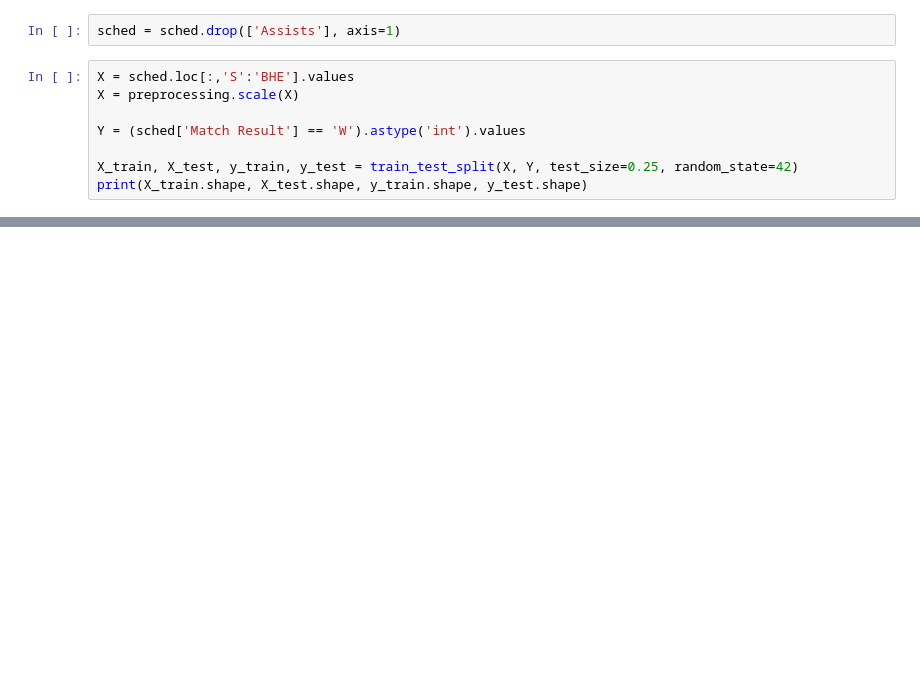
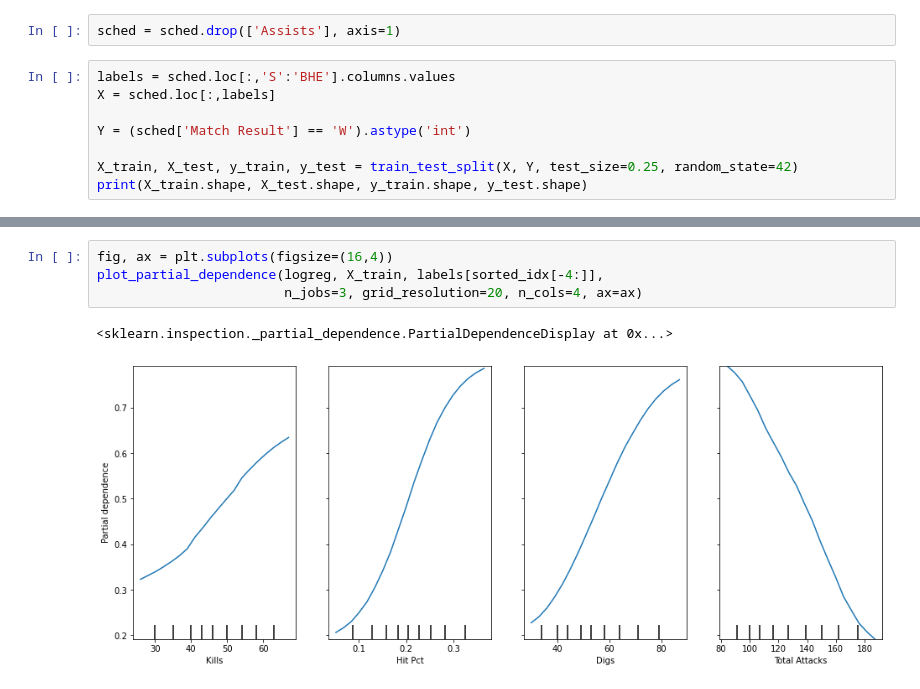
Before and after one commit to stevearonson/NCAA-VB, a Jupyter notebook: PredictWins.ipynb, the cells around one changed output, grey strips where cells are left out. Cells and saved outputs as stored; diff of their text form; blank space fills up the shorter version.

```diff
--- a/PredictWins.ipynb
+++ b/PredictWins.ipynb
@@ -129,10 +40,10 @@ from skorch import NeuralNetClassifier
 # %%
 sched = sched.drop(['Assists'], axis=1)
 # %%
-X = sched.loc[:,'S':'BHE'].values
-X = preprocessing.scale(X)
+labels = sched.loc[:,'S':'BHE'].columns.values
+X = sched.loc[:,labels]
 
-Y = (sched['Match Result'] == 'W').astype('int').values
+Y = (sched['Match Result'] == 'W').astype('int')
 
 X_train, X_test, y_train, y_test = train_test_split(X, Y, test_size=0.25, random_state=42)
 print(X_train.shape, X_test.shape, y_train.shape, y_test.shape)
@@ -300,0 +81,7 @@ eli5.show_weights(perm, feature_names=sched.loc[:,'S':'BHE'].columns.values)
+# %%
+fig, ax = plt.subplots(figsize=(16,4))
+plot_partial_dependence(logreg, X_train, labels[sorted_idx[-4:]],
+                        n_jobs=3, grid_resolution=20, n_cols=4, ax=ax)
+# %% [output]
+<sklearn.inspection._partial_dependence.PartialDependenceDisplay at 0x...>
+[figure, added]
```
Also changed, not shown: parts of 36 cells of this notebook, 2 other files.
